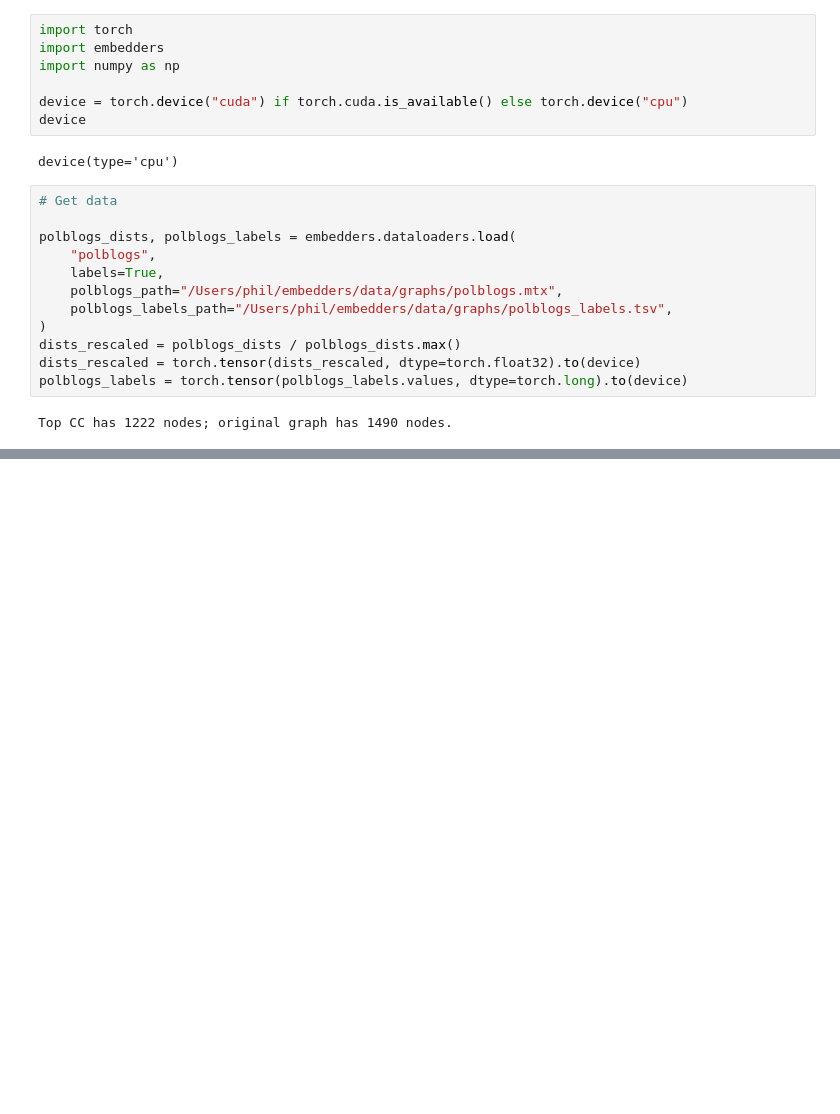
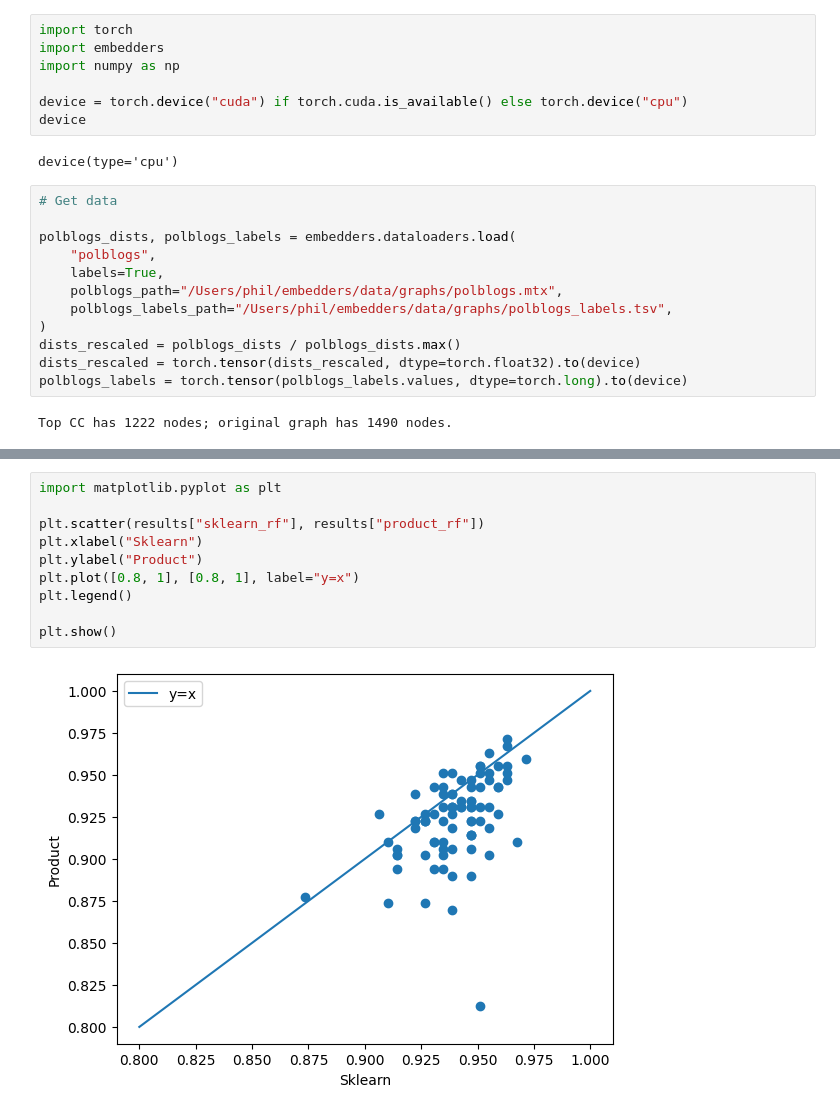
Before and after one commit to qc2321/embedders, a Jupyter notebook: notebooks/2_pc_polblogs_benchmark.ipynb, the cells around one changed output, grey strips where cells are left out. Drawn from its saved outputs; the diff is of its cells as text; blank space fills up the shorter version.

```diff
--- a/notebooks/2_pc_polblogs_benchmark.ipynb
+++ b/notebooks/2_pc_polblogs_benchmark.ipynb
@@ -549,0 +394,12 @@ plt.show()
+# %%
+import matplotlib.pyplot as plt
+
+plt.scatter(results["sklearn_rf"], results["product_rf"])
+plt.xlabel("Sklearn")
+plt.ylabel("Product")
+plt.plot([0.8, 1], [0.8, 1], label="y=x")
+plt.legend()
+
+plt.show()
+# %% [output]
+[figure, added]
```
Also changed, not shown: parts of 14 cells of this notebook, 8 other files.
